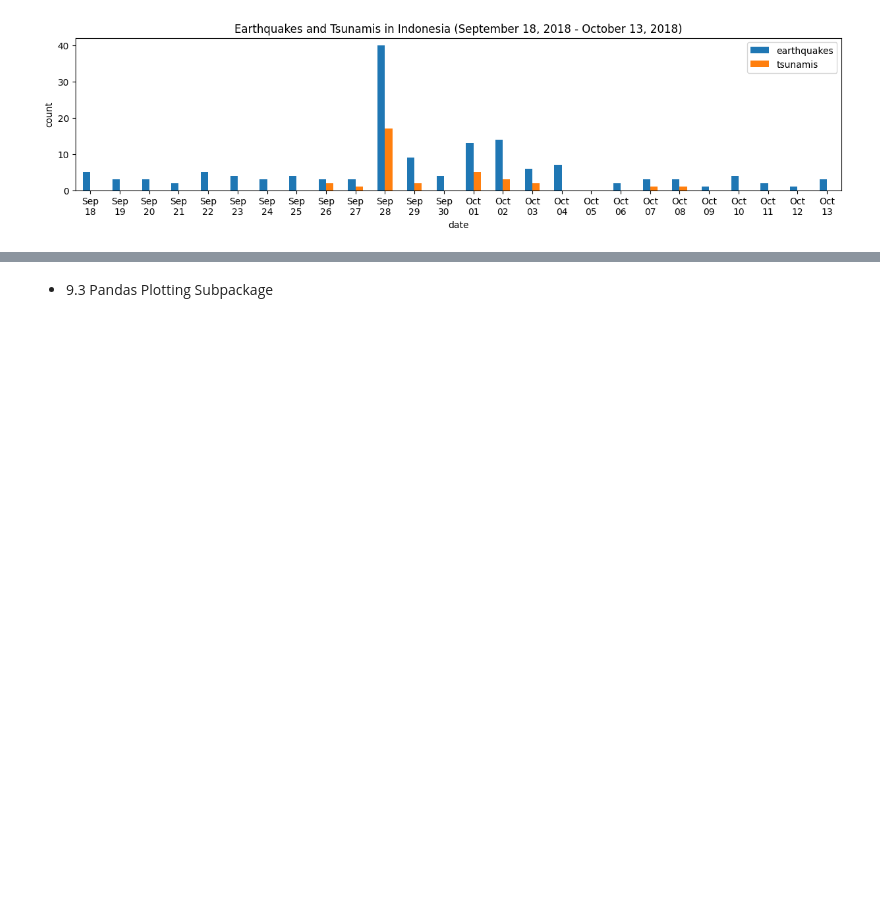
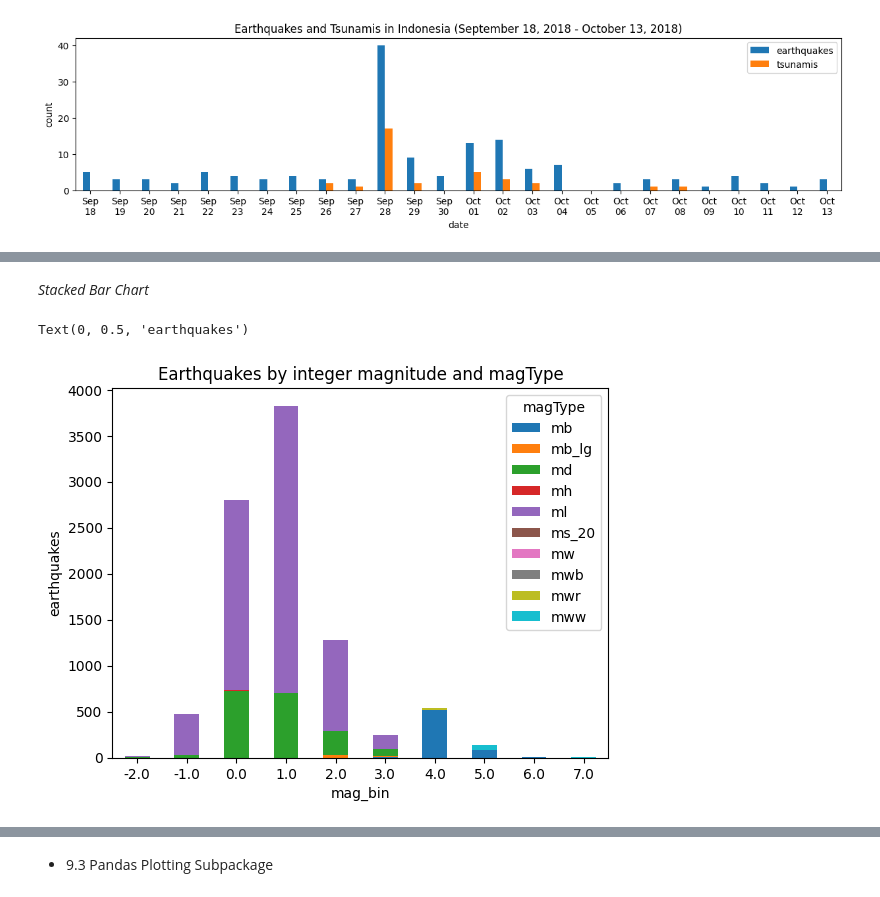
Before and after one commit to jcjcjjc-kekeodt/CPE-311, a Jupyter notebook: Hands_on_Activity_9_1_Data_Visualization_using_Pandas_and_Matplotlib_DEBOLGADO.ipynb, the cells around one changed output, grey strips where cells are left out. Cells and saved outputs as stored; diff of their text form; code cells hidden in the pictures; blank space fills up the shorter version.

```diff
--- a/Hands_on_Activity_9_1_Data_Visualization_using_Pandas_and_Matplotlib_DEBOLGADO.ipynb
+++ b/Hands_on_Activity_9_1_Data_Visualization_using_Pandas_and_Matplotlib_DEBOLGADO.ipynb
@@ -498,0 +518,16 @@ Text(0, 0.5, 'count')
+# %% [markdown]
+*Stacked Bar Chart*
+# %%
+pivot = quakes.assign(
+mag_bin=lambda x: np.floor(x.mag)
+).pivot_table(
+index='mag_bin', columns='magType', values='mag', aggfunc='count'
+)
+pivot.plot.bar(
+stacked=True, rot=0,
+title='Earthquakes by integer magnitude and magType'
+)
+plt.ylabel('earthquakes') # label the axes (discussed in chapter 6)
+# %% [output]
+Text(0, 0.5, 'earthquakes')
+[figure, added]
```
Also changed, not shown: parts of 27 cells of this notebook.
